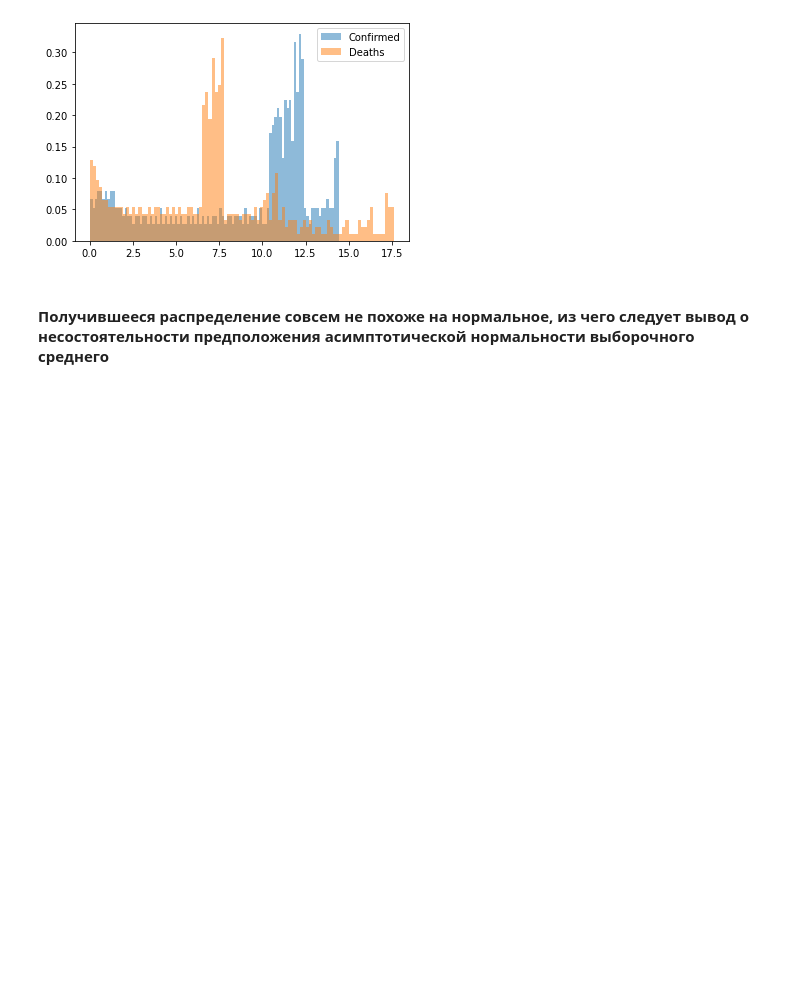
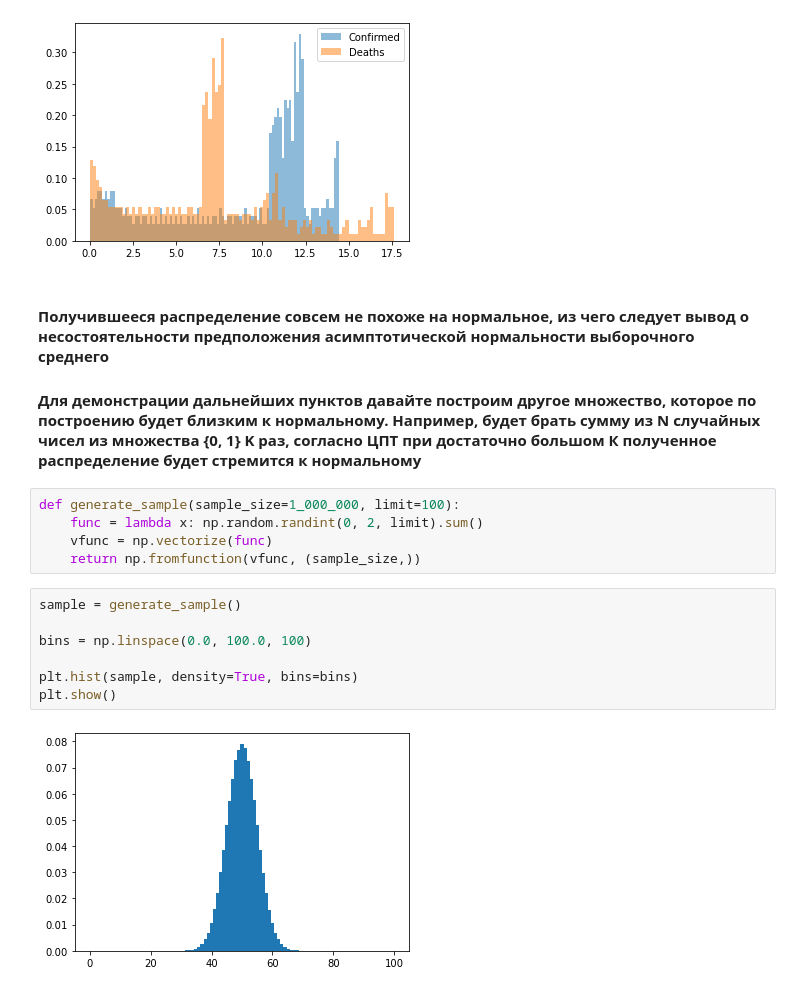
Before and after one commit to lantalex/cmf_statistics, a Jupyter notebook: week-1.ipynb, the cells around one changed output. Drawn from its saved outputs; the diff is of its cells as text; blank space fills up the shorter version.

```diff
--- a/week-1.ipynb
+++ b/week-1.ipynb
@@ -372,3 +364,19 @@ plt.show()
 [figure]
 # %% [markdown]
 #### Получившееся распределение совсем не похоже на нормальное, из чего следует вывод о несостоятельности предположения асимптотической нормальности выборочного среднего
+
+#### Для демонстрации дальнейших пунктов давайте построим другое множество, которое по построению будет близким к нормальному. Например, будет брать сумму из N случайных чисел из множества {0, 1} K раз, согласно ЦПТ при достаточно большом К полученное распределение будет стремится к нормальному
+# %%
+def generate_sample(sample_size=1_000_000, limit=100):
+    func = lambda x: np.random.randint(0, 2, limit).sum()
+    vfunc = np.vectorize(func)
+    return np.fromfunction(vfunc, (sample_size,))
+# %%
+sample = generate_sample()
+
+bins = np.linspace(0.0, 100.0, 100)
+
+plt.hist(sample, density=True, bins=bins)
+plt.show()
+# %% [output]
+[figure, added]
```
Also changed, not shown: parts of 20 cells of this notebook.
